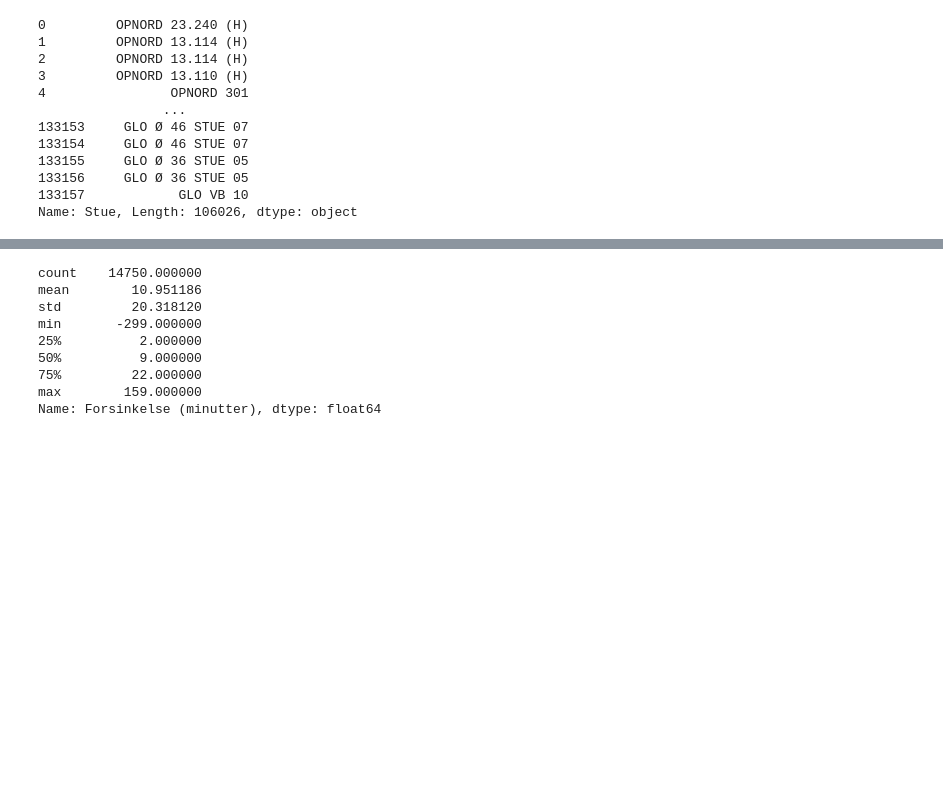
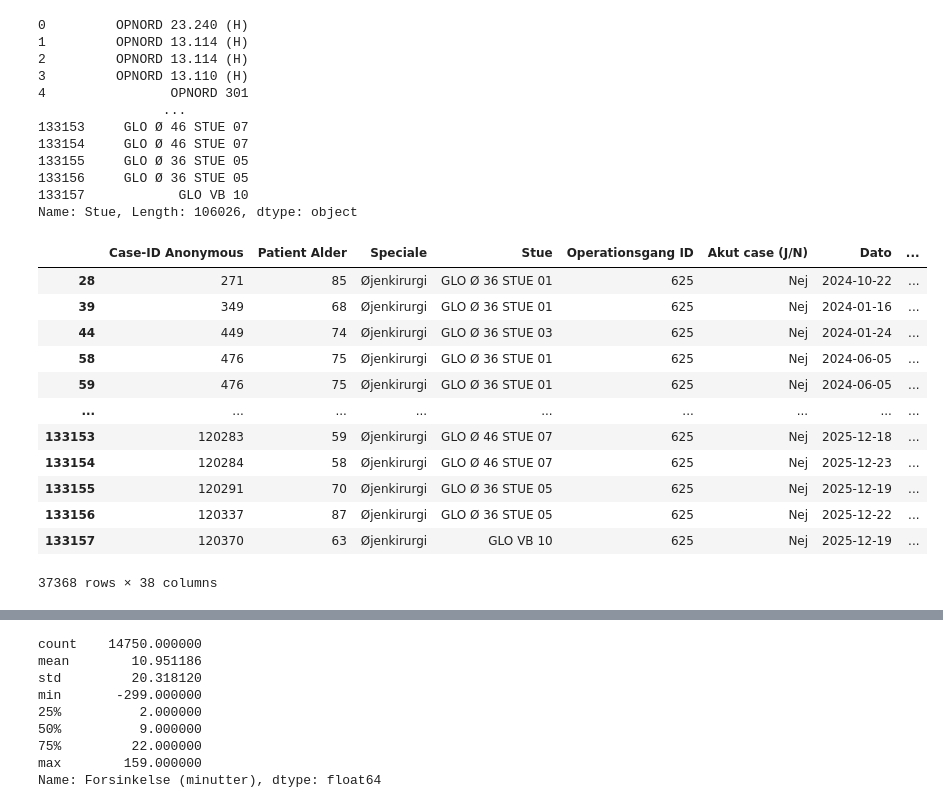
Before and after one commit to killermort9/AnalyticsToAction_Grop12, a Jupyter notebook: FRIDA2.ipynb, the cells around one changed output, grey strips where cells are left out. Drawn from its saved outputs; the diff is of its cells as text; code cells hidden in the pictures; blank space fills up the shorter version.

```diff
--- a/FRIDA2.ipynb
+++ b/FRIDA2.ipynb
@@ -121,6 +121,8 @@ df_eye['Planlagt_Varighed'] = (df_eye['Patient forlader stuen (Planlagt)'] - df_
 # Positiv værdi - Operationen tog længere tid
 # Negativ værdi - Operationen tog kortere tid
 df_eye['Varighed_Afvigelse'] = df_eye['Faktisk_Varighed'] - df_eye['Planlagt_Varighed']
+# %%
+df_eye['Afvigelse2'] = df_eye['Overskredet (minutter)'] - df_eye['Forsinkelse (minutter)']
 # %%
 df_eye['Klargøring_afvigelse'] = (df_eye['Stue klargøring start'] - df_eye['Planlagt stue klargøring start']).dt.total_seconds() / 60
 # %%
@@ -143,0 +165,10 @@ Index(['Case-ID Anonymous', 'Patient Alder', 'Speciale', 'Stue',
+# %%
+# 2. Beregn varigheden i minutter
+df_eye['Faktisk_klargøringstid'] = (df_eye['Stue klargjort'] - df_eye['Stue klargøring start']).dt.total_seconds() / 60
+
+# 3. Se gennemsnittet
+gns_klargøring = df_eye['Faktisk_klargøringstid'].mean()
+median_klargøring = df_eye['Faktisk_klargøringstid'].median()
+
+print(f"Gennemsnitlig klargøringstid: {gns_klargøring:.2f} minutter")
+print(f"Median klargøringstid: {median_klargøring:.2f} minutter")
@@ -143,0 +196,10 @@ Index(['Case-ID Anonymous', 'Patient Alder', 'Speciale', 'Stue',
+# %%
+# Beregn faktisk rengøringstid
+df_eye['Faktisk_rengøringstid'] = (df_eye['Stue rengjort'] - df_eye['Stue rengøring start']).dt.total_seconds() / 60
+
+# 3. Se gennemsnittet
+gns_klargøring = df_eye['Faktisk_rengøringstid'].mean()
+median_klargøring = df_eye['Faktisk_rengøringstid'].median()
+
+print(f"Gennemsnitlig rengøringstid: {gns_klargøring:.2f} minutter")
+print(f"Median rengøringstid: {median_klargøring:.2f} minutter")
@@ -256,3 +348,19 @@ fig = px.line(pivot_data, x='Time', y=['Forsinkelse (minutter)', 'Varighed_Afvig
 fig.update_layout(xaxis=dict(tickmode='linear', tick0=7, dtick=1))
 
 fig.show()
+# %%
+df_planlagt_eye
+# %% [output]
+|  | Case-ID Anonymous | Patient Alder | Speciale | Stue | Operationsgang ID | Akut case (J/N) | Dato | ... |
+| 28 | 271 | 85 | Øjenkirurgi | GLO Ø 36 STUE 01 | 625 | Nej | 2024-10-22 | ... |
+| 39 | 349 | 68 | Øjenkirurgi | GLO Ø 36 STUE 01 | 625 | Nej | 2024-01-16 | ... |
+| 44 | 449 | 74 | Øjenkirurgi | GLO Ø 36 STUE 03 | 625 | Nej | 2024-01-24 | ... |
+| 58 | 476 | 75 | Øjenkirurgi | GLO Ø 36 STUE 01 | 625 | Nej | 2024-06-05 | ... |
+| 59 | 476 | 75 | Øjenkirurgi | GLO Ø 36 STUE 01 | 625 | Nej | 2024-06-05 | ... |
+| ... | ... | ... | ... | ... | ... | ... | ... | ... |
+| 133153 | 120283 | 59 | Øjenkirurgi | GLO Ø 46 STUE 07 | 625 | Nej | 2025-12-18 | ... |
+| 133154 | 120284 | 58 | Øjenkirurgi | GLO Ø 46 STUE 07 | 625 | Nej | 2025-12-23 | ... |
+| 133155 | 120291 | 70 | Øjenkirurgi | GLO Ø 36 STUE 05 | 625 | Nej | 2025-12-19 | ... |
+| 133156 | 120337 | 87 | Øjenkirurgi | GLO Ø 36 STUE 05 | 625 | Nej | 2025-12-22 | ... |
+| 133157 | 120370 | 63 | Øjenkirurgi | GLO VB 10 | 625 | Nej | 2025-12-19 | ... |
+37368 rows × 38 columns
```
Also changed, not shown: parts of 9 cells of this notebook.
